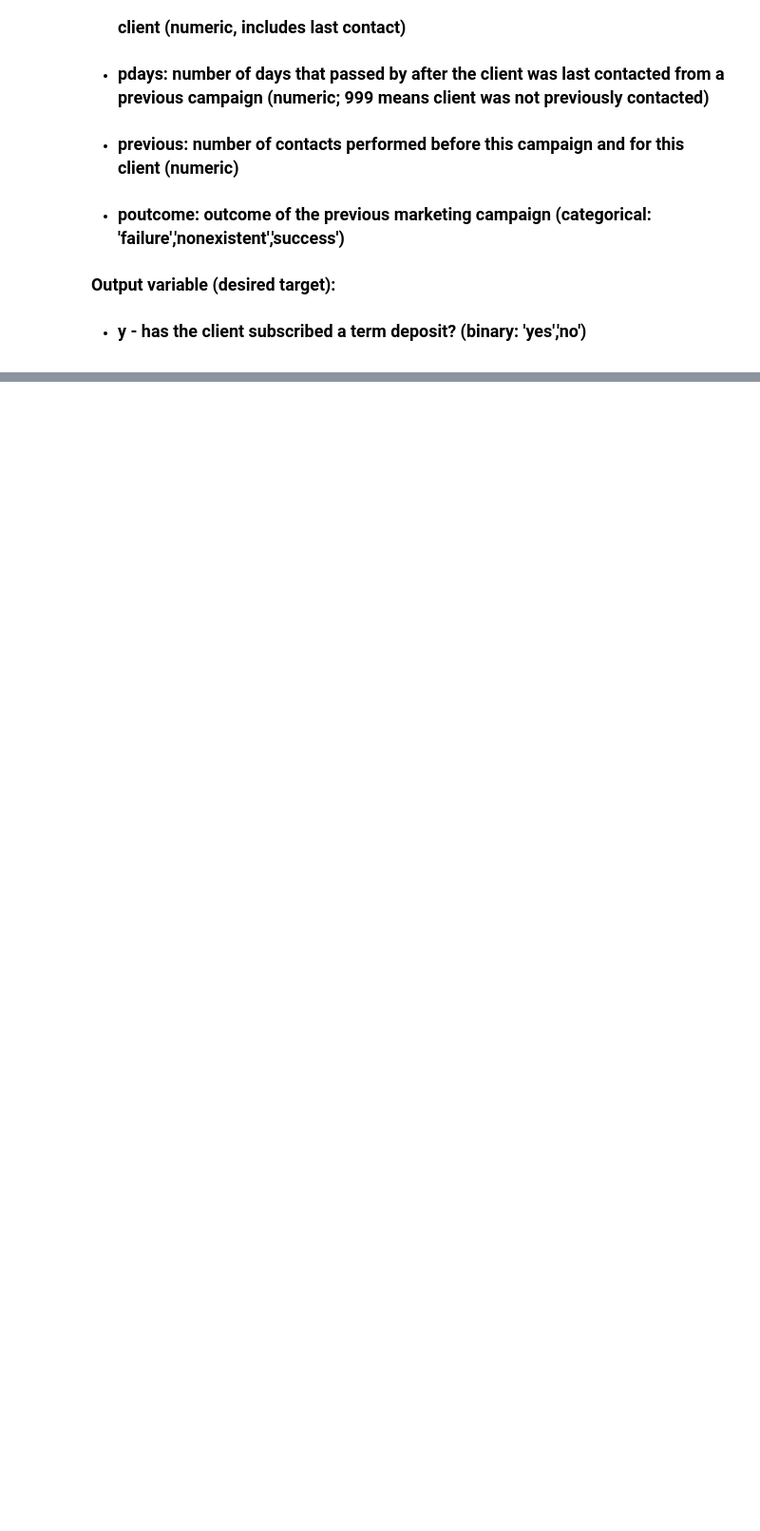
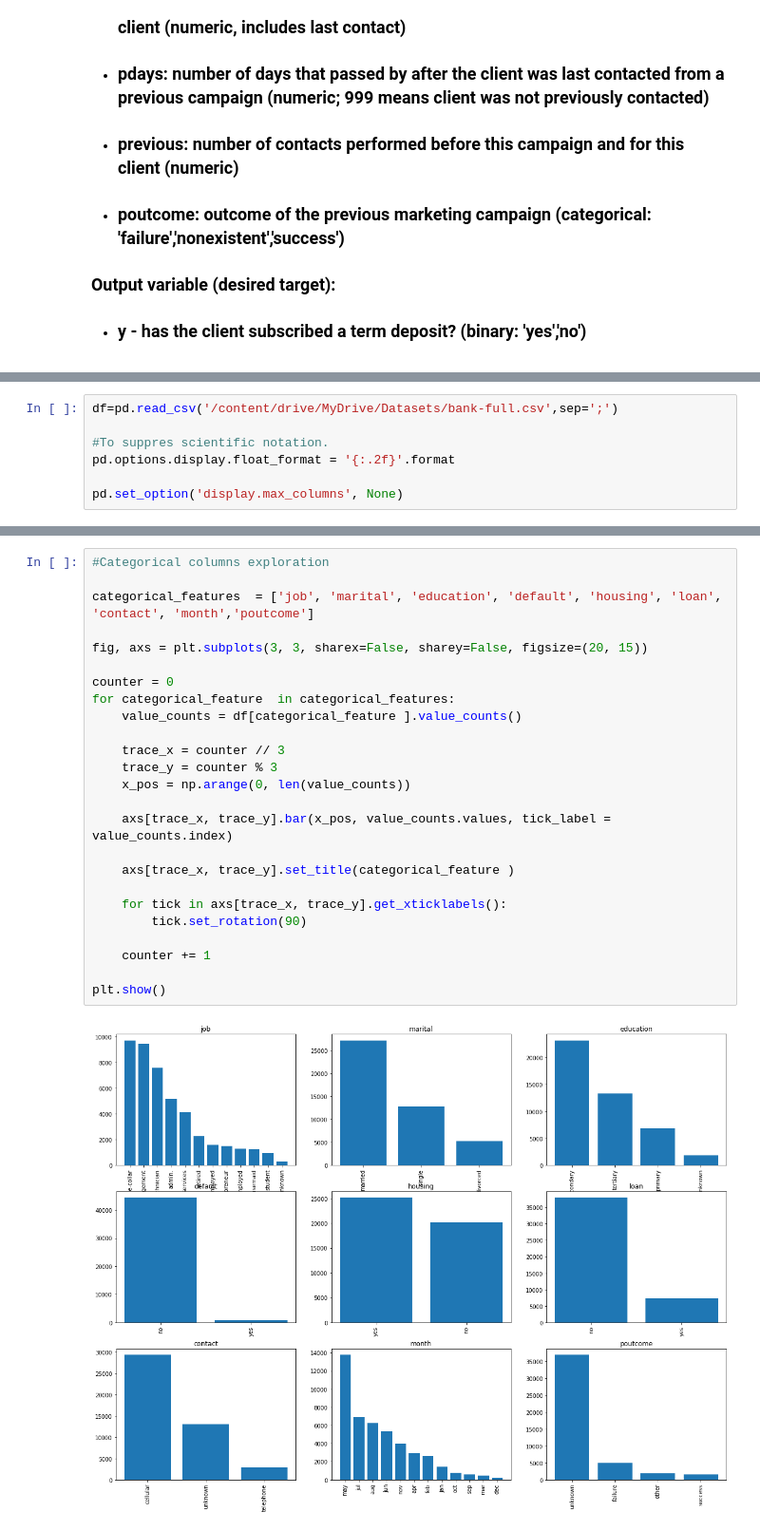
Before and after one commit to NaithaniAR/Bank-Marketing-Effectiveness-Prediction, a Jupyter notebook: Bank_Marketing_Effectiveness_Prediction_Capstone_Project.ipynb, the cells around one changed output, grey strips where cells are left out. Shown at 95% size. Saved outputs shown, nothing was run; the diff lists cells and outputs as text; blank space fills up the shorter version.

```diff
--- a/Bank_Marketing_Effectiveness_Prediction_Capstone_Project.ipynb
+++ b/Bank_Marketing_Effectiveness_Prediction_Capstone_Project.ipynb
@@ -37,0 +82,7 @@
+# %%
+df=pd.read_csv('/content/drive/MyDrive/Datasets/bank-full.csv',sep=';')
+
+#To suppres scientific notation.
+pd.options.display.float_format = '{:.2f}'.format
+
+pd.set_option('display.max_columns', None)
@@ -37,0 +196,27 @@
+# %%
+#Categorical columns exploration
+
+categorical_features  = ['job', 'marital', 'education', 'default', 'housing', 'loan', 'contact', 'month','poutcome']
+
+fig, axs = plt.subplots(3, 3, sharex=False, sharey=False, figsize=(20, 15))
+
+counter = 0
+for categorical_feature  in categorical_features:
+    value_counts = df[categorical_feature ].value_counts()
+
+    trace_x = counter // 3
+    trace_y = counter % 3
+    x_pos = np.arange(0, len(value_counts))
+
+    axs[trace_x, trace_y].bar(x_pos, value_counts.values, tick_label = value_counts.index)
+
+    axs[trace_x, trace_y].set_title(categorical_feature )
+
+    for tick in axs[trace_x, trace_y].get_xticklabels():
+        tick.set_rotation(90)
+
+    counter += 1
+
+plt.show()
+# %% [output]
+[figure, added]
```
Also changed, not shown: parts of 104 cells of this notebook.
